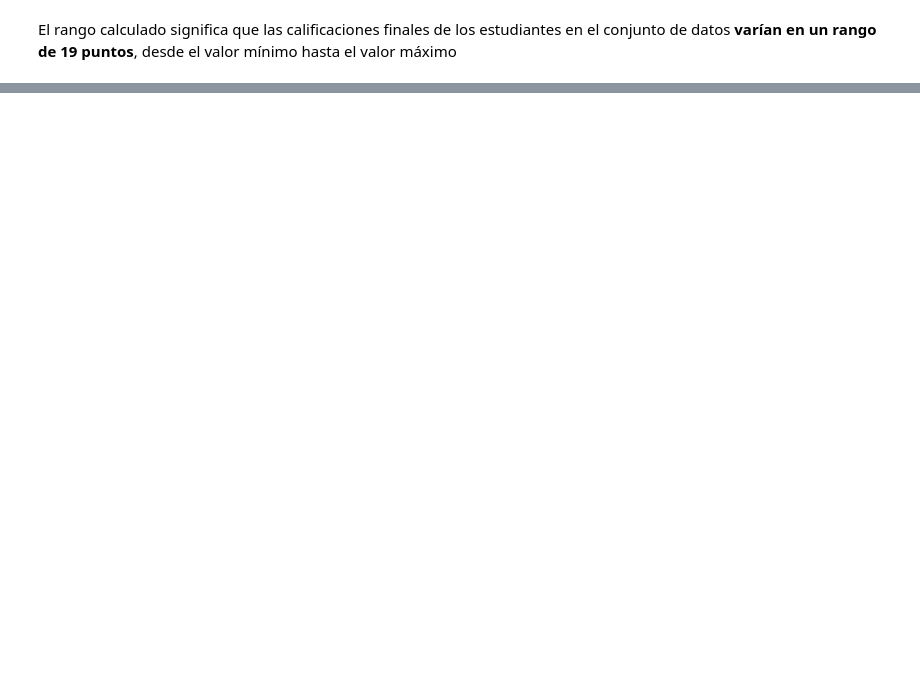
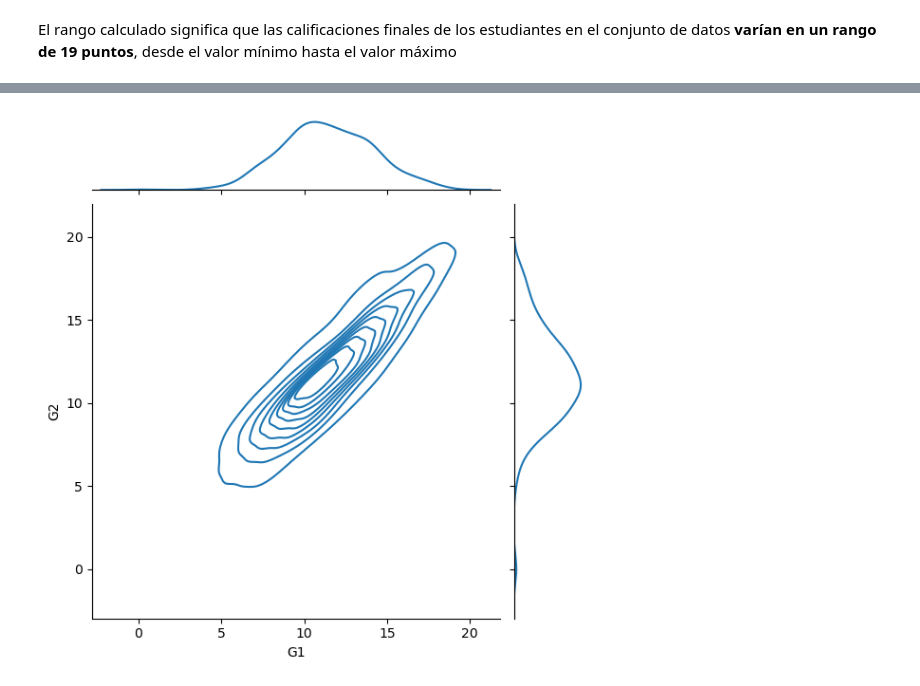
Before and after one commit to Ssebv/data-science-lab2, a Jupyter notebook: main.ipynb, the cells around one changed output, grey strips where cells are left out. Cells and saved outputs as stored; diff of their text form; code cells hidden in the pictures; blank space fills up the shorter version.

```diff
--- a/main.ipynb
+++ b/main.ipynb
@@ -386,0 +484,13 @@ El rango calculado significa que las calificaciones finales de los estudiantes e
+# %%
+# 19. Gráfico de Contornos
+
+# Seleccionar las columnas 'G1' y 'G2' de tu DataFrame
+data = df[['G1', 'G2']]
+
+# Crear un gráfico de contornos
+sns.jointplot(x='G1', y='G2', data=data, kind='kde')
+
+# Mostrar el gráfico
+plt.show()
+# %% [output]
+[figure, added]
```
Also changed, not shown: parts of 45 cells of this notebook.
